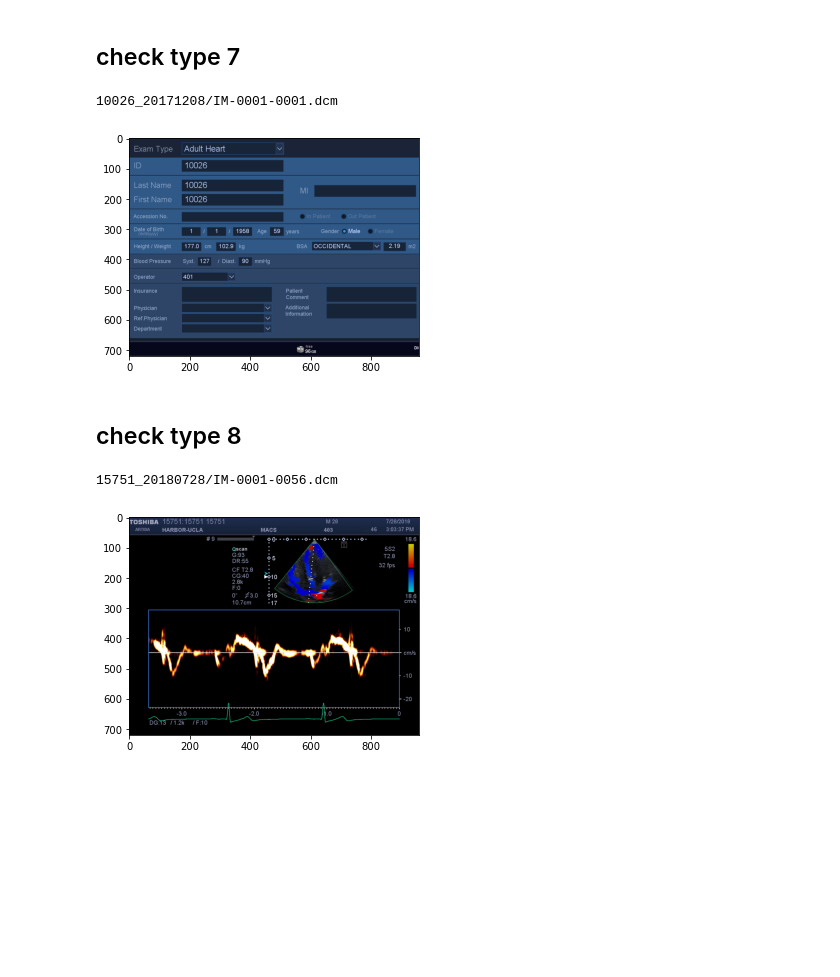
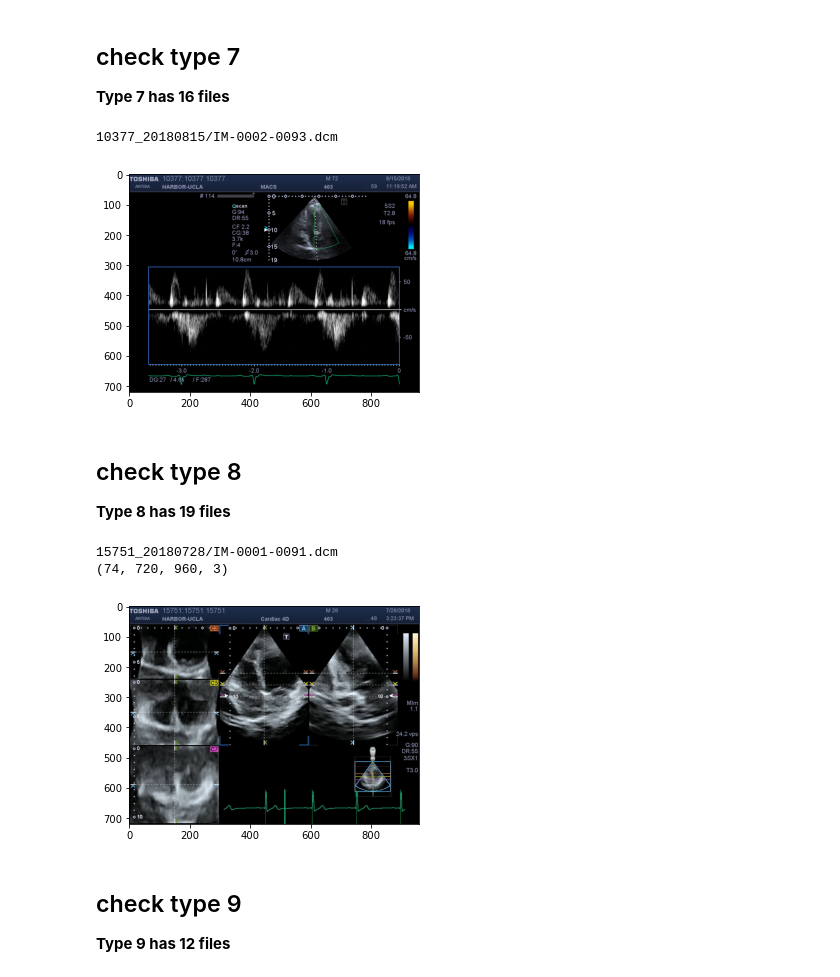
Before and after one commit to aletheia88/echocardiogram-topic-models, a Jupyter notebook: examine_data_types.ipynb, the cells around one changed output. Drawn from its saved outputs; the diff is of its cells as text; code cells hidden in the pictures; blank space fills up the shorter version.

Commit message:
Check new categories

```diff
--- a/examine_data_types.ipynb
+++ b/examine_data_types.ipynb
@@ -17,7 +17,7 @@ def view(folder, img_id):
         i = random.randint(0, ds.pixel_array.shape[0]-1)
         plt.imshow(ds.pixel_array[i,:,:,:])
 # %%
-with open("dcm_data_types_v2.json", "r") as f:
+with open("dcm_data_types_thres0.71.json", "r") as f:
     data_type_dict = json.load(f)
 # %%
 def check_type(type_i, ith_file):
@@ -105,14 +110,20 @@ check_type(6, 1)
 # %% [markdown]
 ## check type 7
+**Type 7 has 16 files**
 # %%
-check_type(7, 0)
+check_type(7, 5)
 # %% [output]
-10026_20171208/IM-0001-0001.dcm
+10377_20180815/IM-0002-0093.dcm
-[figure, old version]
+[figure, new version]
 # %% [markdown]
 ## check type 8
+**Type 8 has 19 files**
 # %%
-check_type(8, 0)
+check_type(8, 14)
 # %% [output]
-15751_20180728/IM-0001-0056.dcm
+15751_20180728/IM-0001-0091.dcm
+(74, 720, 960, 3)
-[figure, old version]
+[figure, new version]
+# %% [markdown]
+## check type 9
+**Type 9 has 12 files**
```
Also changed, not shown: parts of 24 cells of this notebook.
